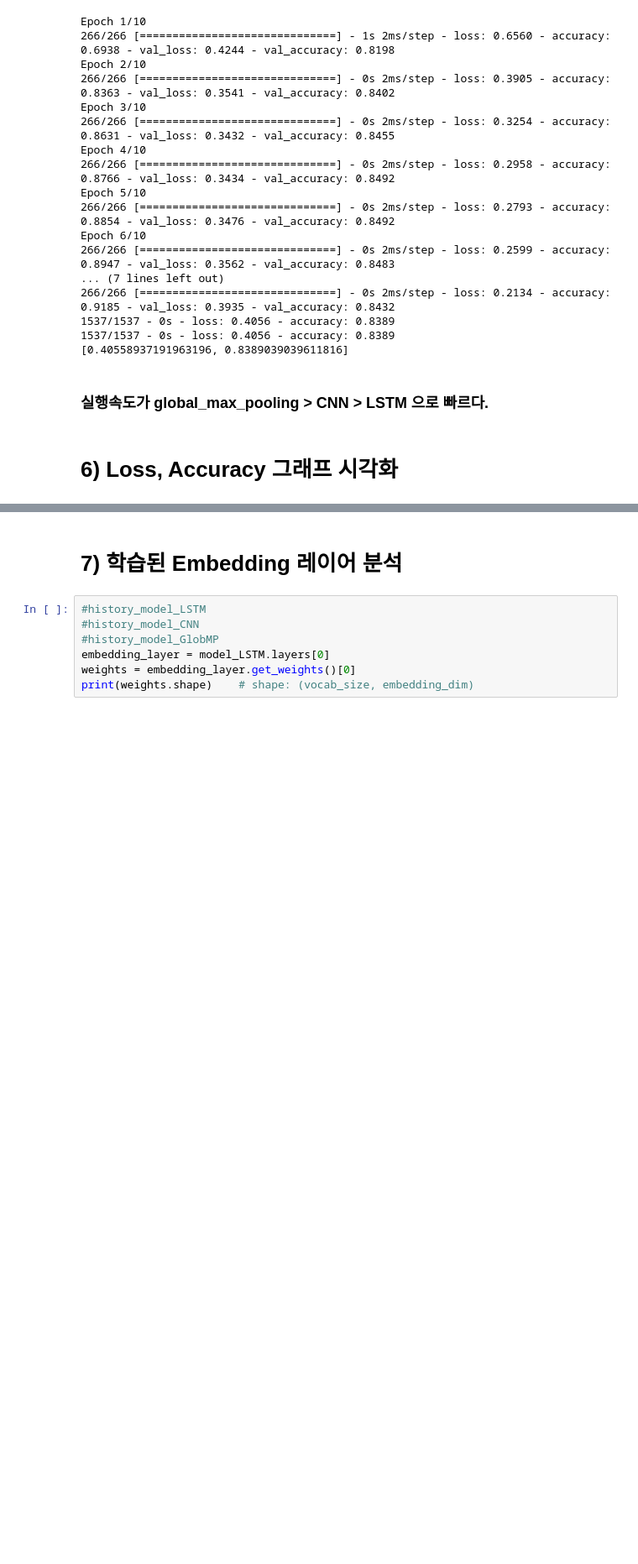
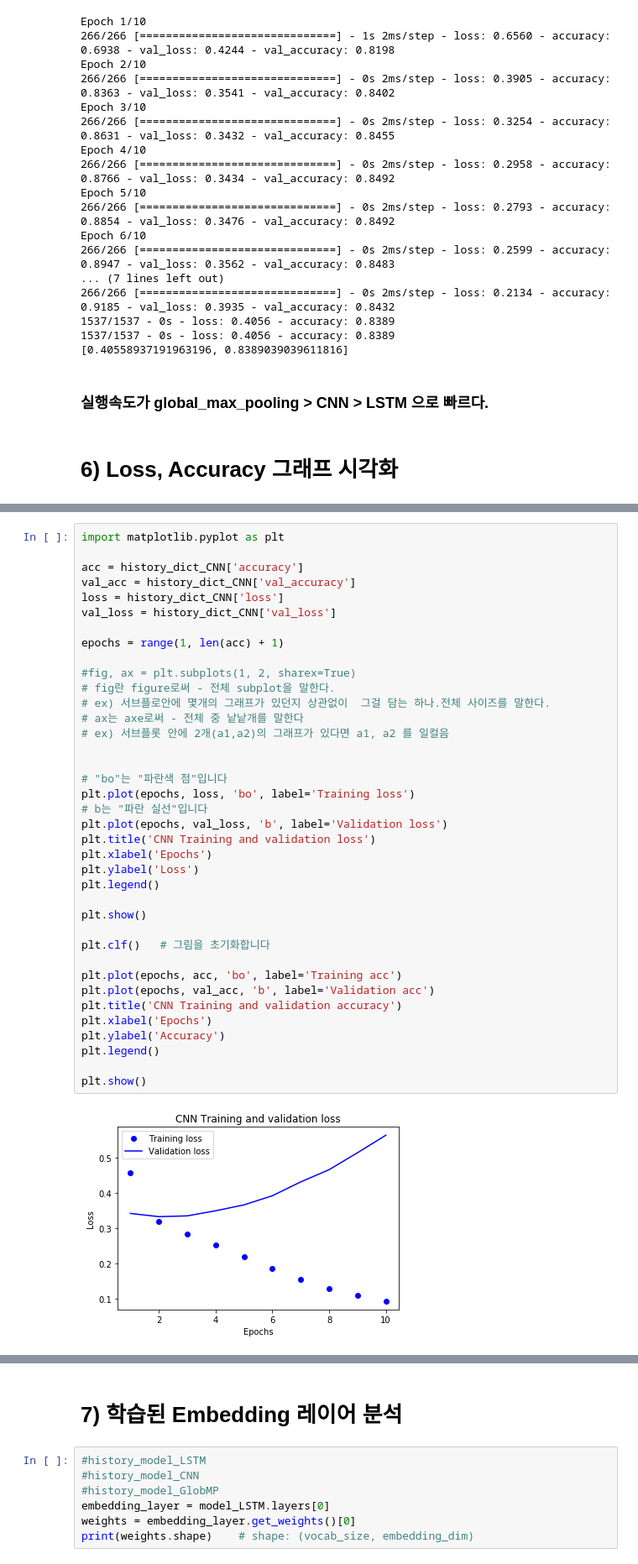
Before and after one commit to SIMYJ/EXPLORATION_Project, a Jupyter notebook: [E04]Naver Movie Review Sentiment Analysis.ipynb, the cells around one changed output, grey strips where cells are left out. Shown at 84% size. Cells and saved outputs as stored; diff of their text form; blank space fills up the shorter version.

```diff
--- a/[E04]Naver Movie Review Sentiment Analysis.ipynb
+++ b/[E04]Naver Movie Review Sentiment Analysis.ipynb
@@ -747,0 +767,40 @@ plt.show()
+# %%
+import matplotlib.pyplot as plt
+
+acc = history_dict_CNN['accuracy']
+val_acc = history_dict_CNN['val_accuracy']
+loss = history_dict_CNN['loss']
+val_loss = history_dict_CNN['val_loss']
+
+epochs = range(1, len(acc) + 1)
+
+#fig, ax = plt.subplots(1, 2, sharex=True)
+# fig란 figure로써 - 전체 subplot을 말한다.
+# ex) 서브플로안에 몇개의 그래프가 있던지 상관없이  그걸 담는 하나.전체 사이즈를 말한다.
+# ax는 axe로써 - 전체 중 낱낱개를 말한다
+# ex) 서브플롯 안에 2개(a1,a2)의 그래프가 있다면 a1, a2 를 일컬음
+
+
+# "bo"는 "파란색 점"입니다
+plt.plot(epochs, loss, 'bo', label='Training loss')
+# b는 "파란 실선"입니다
+plt.plot(epochs, val_loss, 'b', label='Validation loss')
+plt.title('CNN Training and validation loss')
+plt.xlabel('Epochs')
+plt.ylabel('Loss')
+plt.legend()
+
+plt.show()
+
+plt.clf()   # 그림을 초기화합니다
+
+plt.plot(epochs, acc, 'bo', label='Training acc')
+plt.plot(epochs, val_acc, 'b', label='Validation acc')
+plt.title('CNN Training and validation accuracy')
+plt.xlabel('Epochs')
+plt.ylabel('Accuracy')
+plt.legend()
+
+plt.show()
+# %% [output]
+[figure, added]
```
Also changed, not shown: parts of 10 cells of this notebook.
